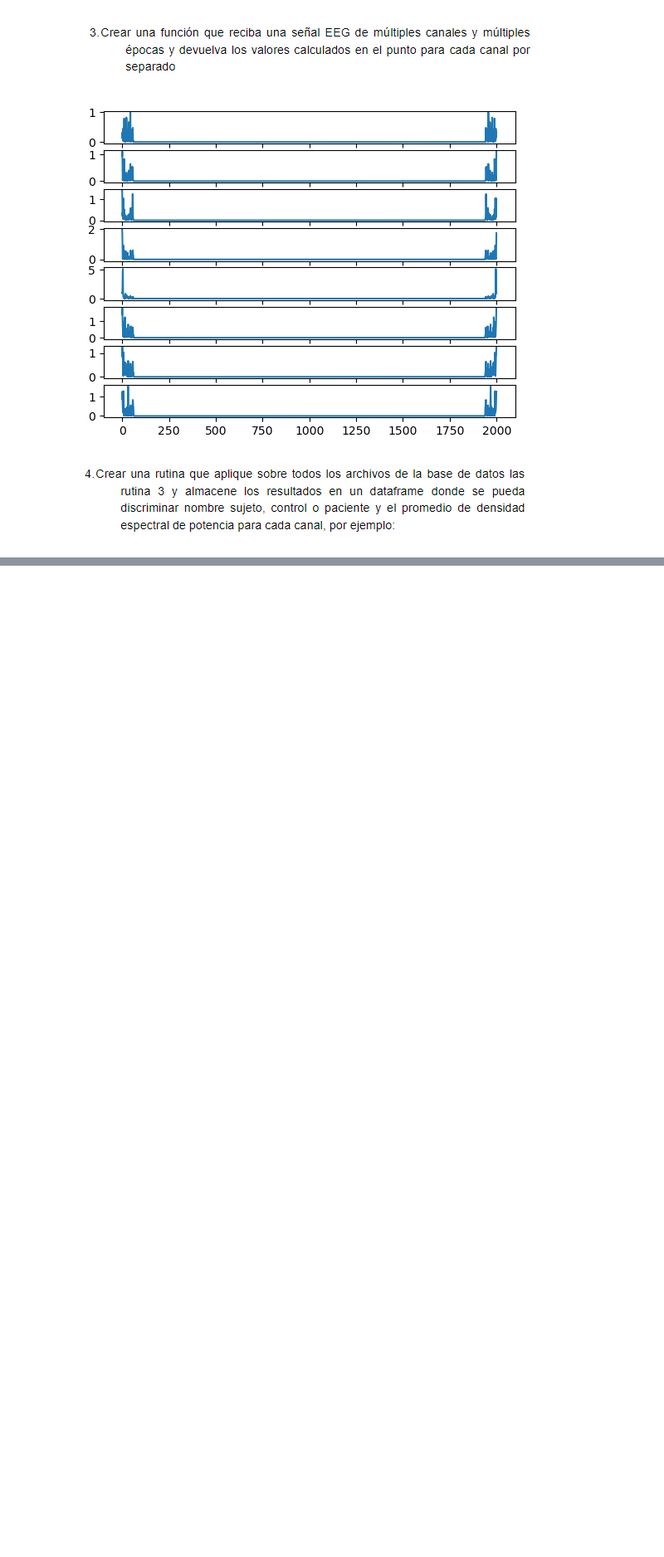
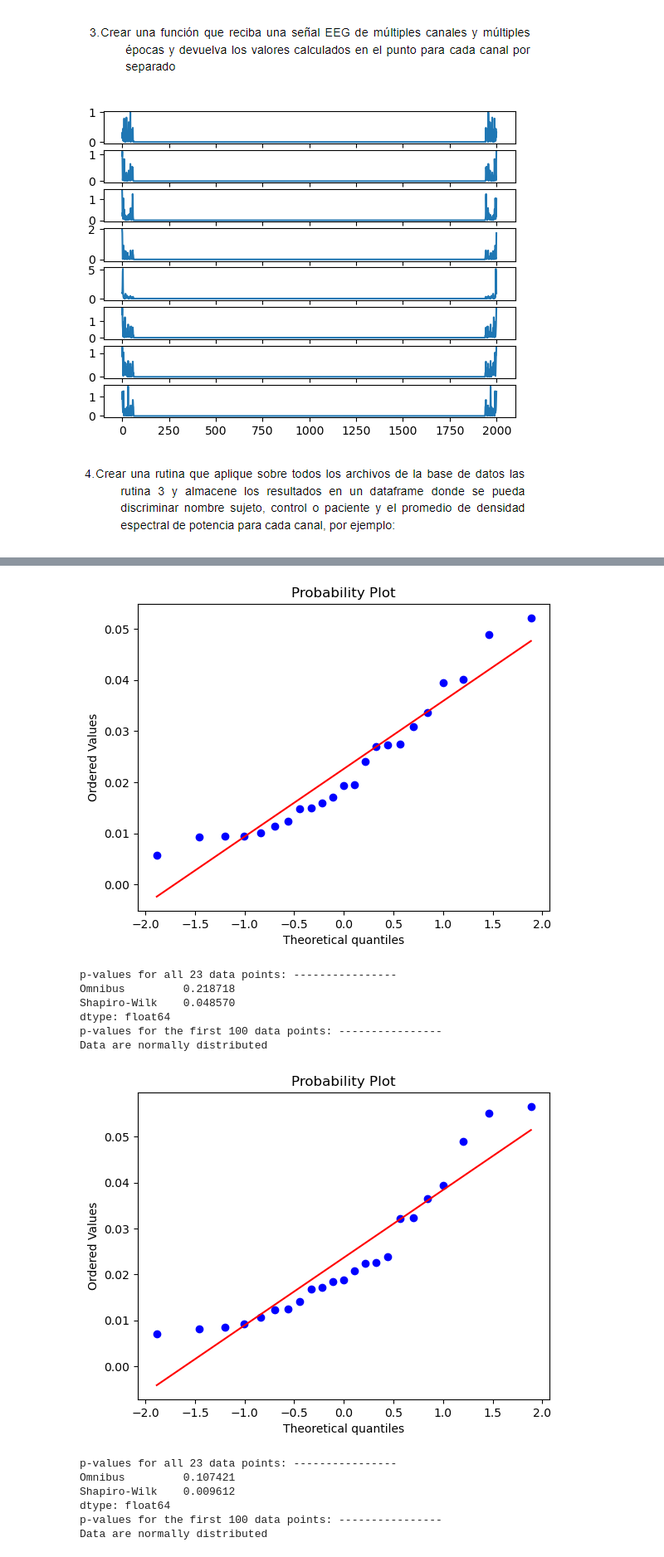
Before and after one commit to Astolfo2332/Parkinson_difference, a Jupyter notebook: Proyecto_1.ipynb, the cells around one changed output, grey strips where cells are left out. Shown at 83% size. Drawn from its saved outputs; the diff is of its cells as text; code cells hidden in the pictures; blank space fills up the shorter version.

```diff
--- a/Proyecto_1.ipynb
+++ b/Proyecto_1.ipynb
@@ -209,0 +315,19 @@ plt.show()
+# %%
+for i in names[1:]: #Se aplica la prueba de normalidad a cada canal de los pacientes Parkinson
+    c=df.loc[37:59,i]
+    x=check_normality(c)
+# %% [output]
+[figure, added]
+p-values for all 23 data points: ----------------
+Omnibus         0.218718
+Shapiro-Wilk    0.048570
+dtype: float64
+p-values for the first 100 data points: ----------------
+Data are normally distributed
+[figure, added]
+p-values for all 23 data points: ----------------
+Omnibus         0.107421
+Shapiro-Wilk    0.009612
+dtype: float64
+p-values for the first 100 data points: ----------------
+Data are normally distributed
```
Also changed, not shown: parts of 10 cells of this notebook.
